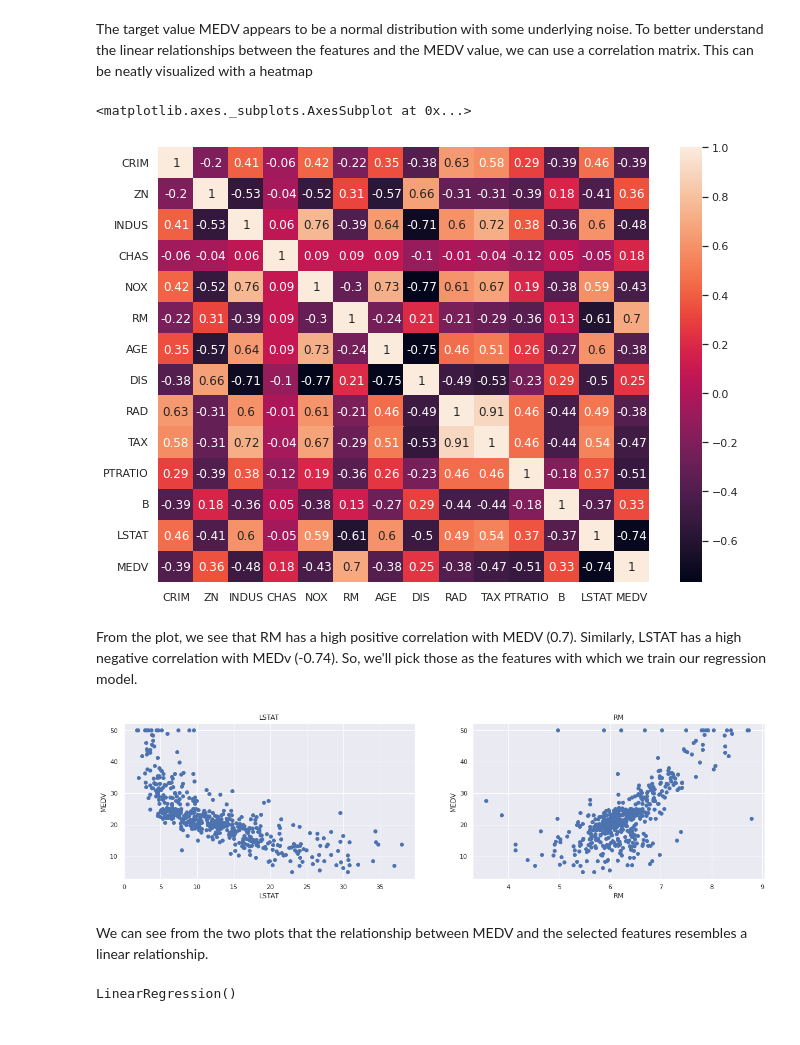
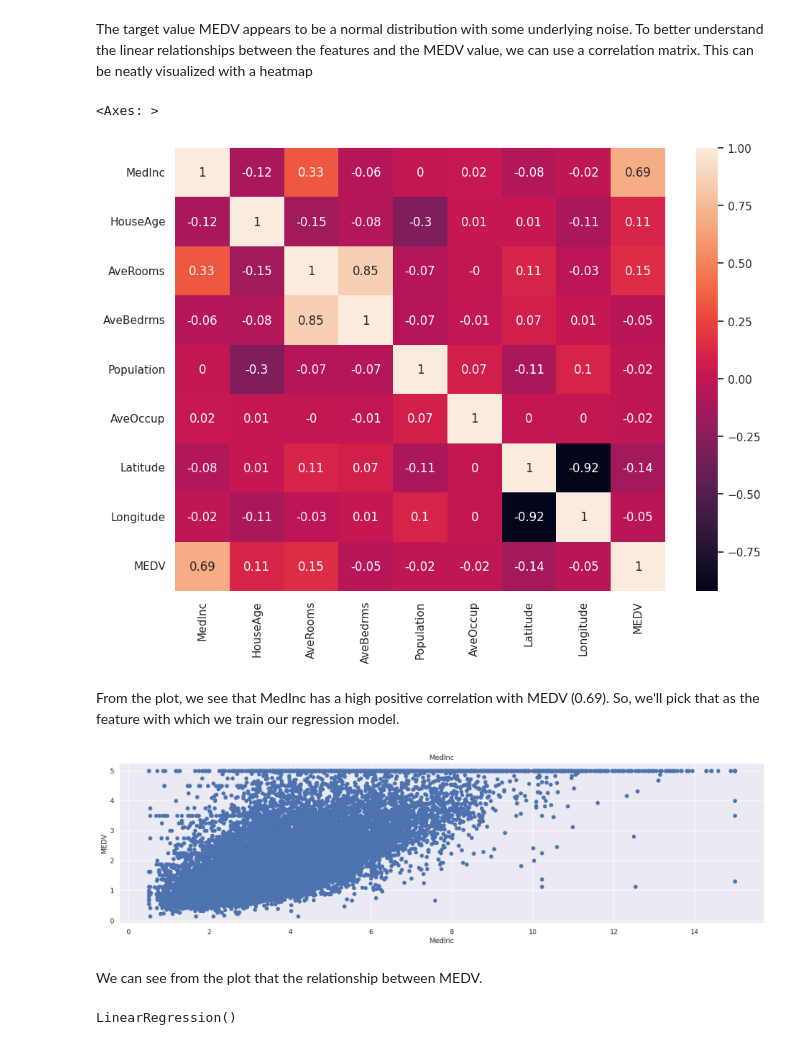
Before and after one commit to Hanumansaikishorekodi/FMML-2023_PROJECTS_and_SUBMISSION, a Jupyter notebook: Module_6_Lab_1_Regression.ipynb, the cells around one changed output. Saved outputs shown, nothing was run; the diff lists cells and outputs as text; code cells hidden in the pictures.

```diff
--- a/Module_6_Lab_1_Regression.ipynb
+++ b/Module_6_Lab_1_Regression.ipynb
@@ -16,3 +16,21 @@ Module Coordinator : Pranav Tadimeti
+# %%
+import numpy as np
+from sklearn import linear_model,metrics
+from sklearn.preprocessing import PolynomialFeatures
+from sklearn.model_selection import train_test_split
+# from sklearn.datasets import load_boston
+from sklearn.datasets import fetch_california_housing
+import pandas as pd
+import seaborn as sns
+import math
+
+import warnings
+warnings.filterwarnings('ignore')
+
+from matplotlib import pyplot as plt
+plt.style.use('ggplot')
+from matplotlib.pylab import rcParams
+rcParams['figure.figsize'] = 10, 8
 # %%
 # generating random data points and adding noise
 
@@ -161,5 +179,5 @@ Now that we have an idea of how linear regression works, let's apply it to predi
 # %%
-housing_data = load_boston()
+housing_data = fetch_california_housing()
 df = pd.DataFrame(housing_data.data,columns=housing_data.feature_names)
 df['MEDV'] = housing_data.target
 df.head()
@@ -199,26 +212,26 @@ The target value MEDV appears to be a normal distribution with some underlying n
 correlation_matrix = df.corr().round(2)
 sns.heatmap(data=correlation_matrix, annot=True)
 # %% [output]
-<matplotlib.axes._subplots.AxesSubplot at 0x...>
+<Axes: >
-[figure, old version]
+[figure, new version]
 # %% [markdown]
-From the plot, we see that RM has a high positive correlation with MEDV (0.7). Similarly, LSTAT has a high negative correlation with MEDv (-0.74). So, we'll pick those as the features with which we train our regression model.
+From the plot, we see that MedInc has a high positive correlation with MEDV (0.69). So, we'll pick that as the feature with which we train our regression model.
 # %%
 plt.figure(figsize=(20, 5))
 
-features = ['LSTAT', 'RM']
+features = ['MedInc']
 target = df['MEDV']
 
 for i, col in enumerate(features):
     plt.subplot(1, len(features) , i+1)
     house_features = df[col]
     target_price = target
     plt.scatter(house_features, target_price, marker='o')
     plt.title(col)
     plt.xlabel(col)
     plt.ylabel('MEDV')
 # %% [output]
-[figure, old version]
+[figure, new version]
 # %% [markdown]
-We can see from the two plots that the relationship between MEDV and the selected features resembles a linear relationship.
+We can see from the plot that the relationship between MEDV.
 # %%
```
Also changed, not shown: parts of 16 cells of this notebook.
